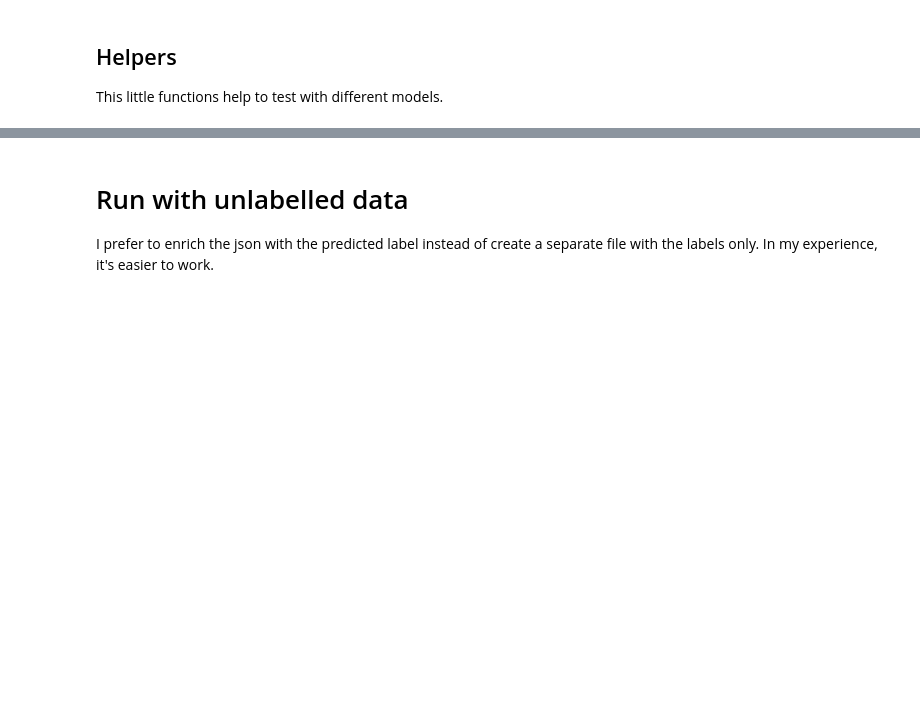
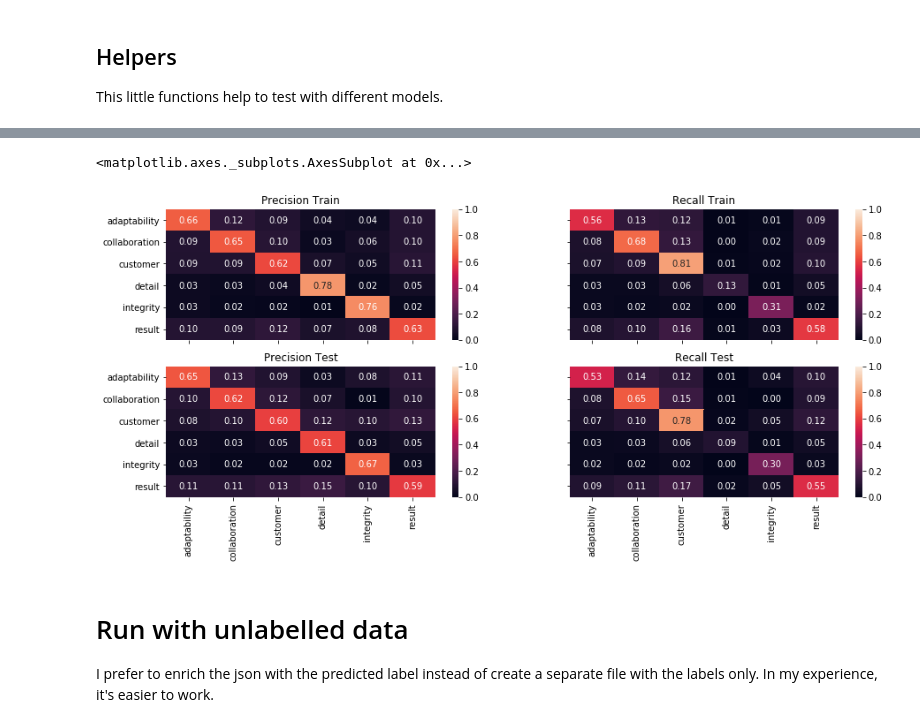
Before and after one commit to ruliana/datascience-challenge, a Jupyter notebook: main.ipynb, the cells around one changed output, grey strips where cells are left out. Drawn from its saved outputs; the diff is of its cells as text; code cells hidden in the pictures; blank space fills up the shorter version.

```diff
--- a/main.ipynb
+++ b/main.ipynb
@@ -302,3 +272,44 @@ print(grid.best_params_)
+# %%
+fig, charts = plt.subplots(2, 2, figsize=(15, 6), sharex=True, sharey=True)
+
+charts[0, 0].set_title('Precision Train')
+sns.heatmap(cm_train / cm_train.sum(axis=0),
+            ax=charts[0, 0],
+            annot=True,
+            fmt='.2f',
+            xticklabels=labels,
+            yticklabels=labels,
+            vmin=0, vmax=1)
+
+charts[0, 1].set_title('Recall Train')
+sns.heatmap(cm_train / cm_train.sum(axis=1),
+            ax=charts[0, 1],
+            annot=True,
+            fmt='.2f',
+            xticklabels=labels,
+            yticklabels=labels,
+            vmin=0, vmax=1)
+
+charts[1, 0].set_title('Precision Test')
+sns.heatmap(cm_test / cm_test.sum(axis=0),
+            ax=charts[1, 0],
+            annot=True,
+            fmt='.2f',
+            xticklabels=labels,
+            yticklabels=labels,
+            vmin=0, vmax=1)
+
+charts[1, 1].set_title('Recall Test')
+sns.heatmap(cm_test / cm_test.sum(axis=1),
+            ax=charts[1, 1],
+            annot=True,
+            fmt='.2f',
+            xticklabels=labels,
+            yticklabels=labels,
+            vmin=0, vmax=1)
+# %% [output]
+<matplotlib.axes._subplots.AxesSubplot at 0x...>
+[figure, added]
 # %% [markdown]
 # Run with unlabelled data
 
```
Also changed, not shown: parts of 33 cells of this notebook, 2 other files.
